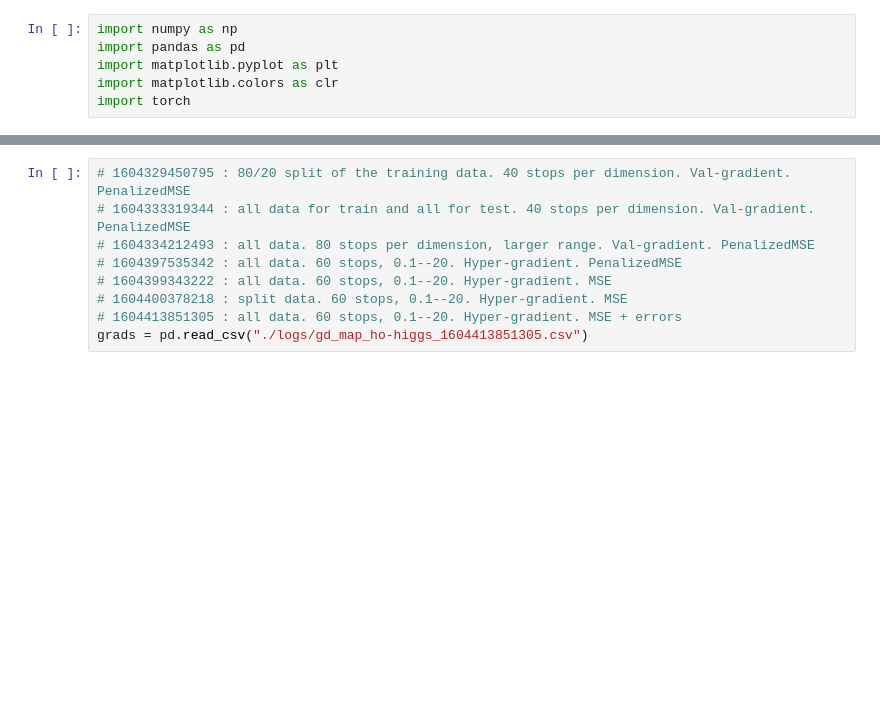
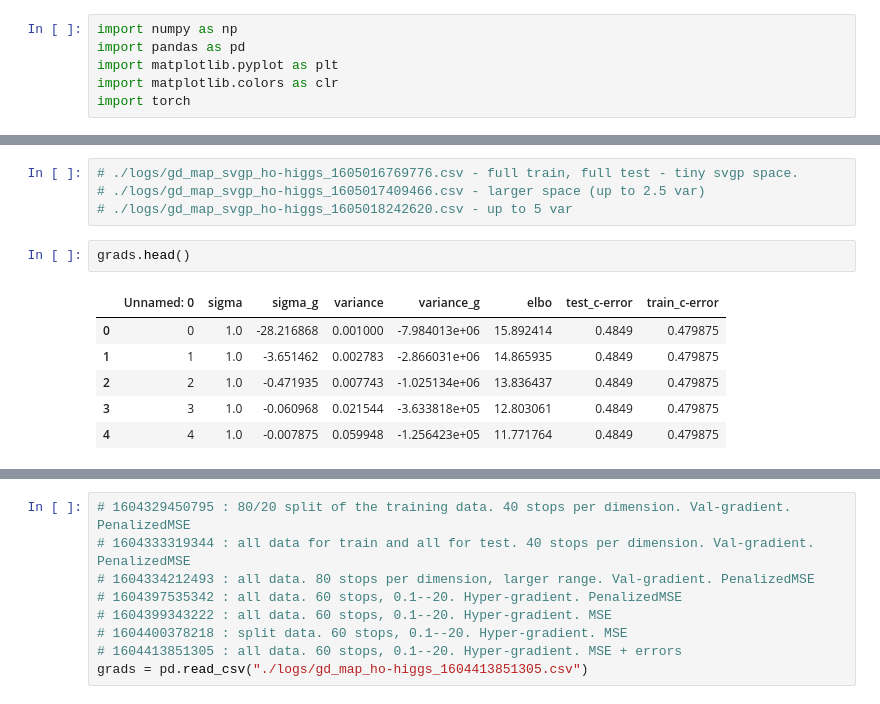
Before and after one commit to thinkOver87/falkon, a Jupyter notebook: benchmark/hgrad_plots.ipynb, the cells around one changed output, grey strips where cells are left out. Saved outputs shown, nothing was run; the diff lists cells and outputs as text; blank space fills up the shorter version.

```diff
--- a/benchmark/hgrad_plots.ipynb
+++ b/benchmark/hgrad_plots.ipynb
@@ -53,3 +59,16 @@ def plot_quiver_contour(grads, width=0.003, scale=3, plot_min=False, levels=15,
     if title is not None:
         ax.set_title(title)
     return fig, ax
+# %%
+# ./logs/gd_map_svgp_ho-higgs_1605016769776.csv - full train, full test - tiny svgp space.
+# ./logs/gd_map_svgp_ho-higgs_1605017409466.csv - larger space (up to 2.5 var)
+# ./logs/gd_map_svgp_ho-higgs_1605018242620.csv - up to 5 var
+# %%
+grads.head()
+# %% [output]
+|  | Unnamed: 0 | sigma | sigma_g | variance | variance_g | elbo | test_c-error | train_c-error |
+| 0 | 0 | 1.0 | -28.216868 | 0.001000 | -7.984013e+06 | 15.892414 | 0.4849 | 0.479875 |
+| 1 | 1 | 1.0 | -3.651462 | 0.002783 | -2.866031e+06 | 14.865935 | 0.4849 | 0.479875 |
+| 2 | 2 | 1.0 | -0.471935 | 0.007743 | -1.025134e+06 | 13.836437 | 0.4849 | 0.479875 |
+| 3 | 3 | 1.0 | -0.060968 | 0.021544 | -3.633818e+05 | 12.803061 | 0.4849 | 0.479875 |
+| 4 | 4 | 1.0 | -0.007875 | 0.059948 | -1.256423e+05 | 11.771764 | 0.4849 | 0.479875 |
```
Also changed, not shown: parts of 7 cells of this notebook, 2 other files.
